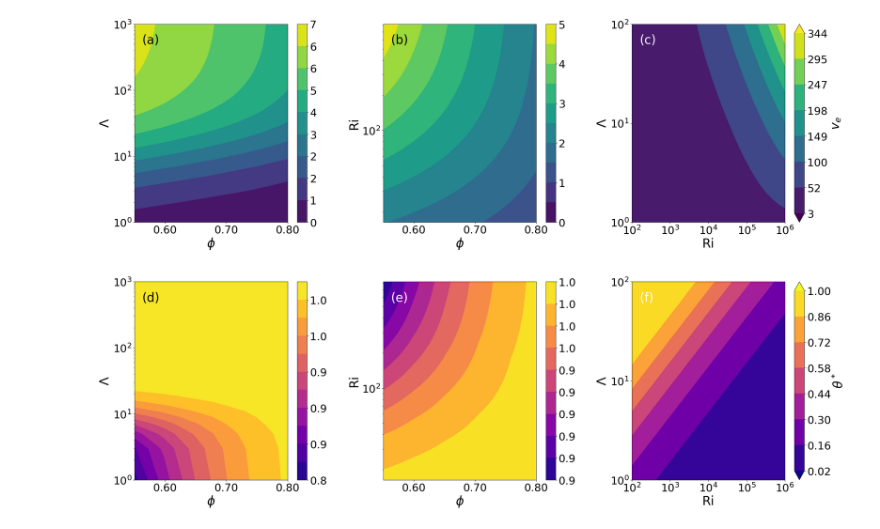
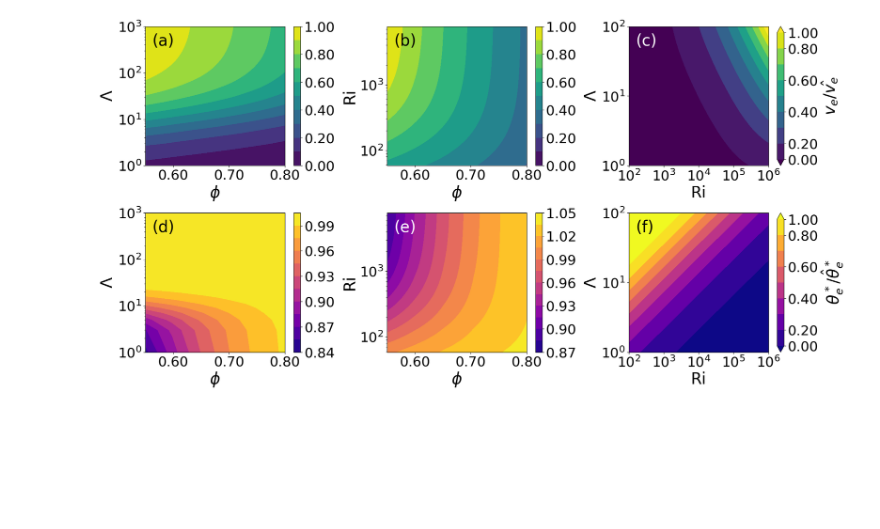
Before and after one commit to angelgvillatoro/bullville_M1, a Jupyter notebook: tfm/estacionario.ipynb, the cells around one changed output. Drawn from its saved outputs; the diff is of its cells as text; code cells hidden in the pictures; blank space fills up the shorter version.

```diff
--- a/tfm/estacionario.ipynb
+++ b/tfm/estacionario.ipynb
@@ -16,7 +16,6 @@ Cp = 1.012 # Capacidad calorifica [J/(kg K)]
 k = 0.024 # Conductividad termica [W/(m K)]
 nu = 1.71e-5 # Viscosidad [Pa s]
 T_a = 20.0 + 273.0 # Temperatura ambiente [K]
-
 
 ## DEFINICION DE FUNCIONES
 
@@ -94,10 +93,15 @@ def newton_raphson(phi, Ri, Ra, LAMBDA, v0=0.1, tol=1e-6, max_iter=100):
         v = v_new
     return v, max_iter  # Devuelve el último valor y el número máximo de iteraciones si no converge
 
-
+# Calculo de la distribución espacial de thetas_star
 def theta_estrella(eta, LAMBDA, v_e):
     a = LAMBDA / v_e
     return 1 - np.exp(-a * eta)
+
+# Calculo de theta_star en eta = 1
+def theta_star(LAMBDA, v_e):
+    a = LAMBDA / v_e
+    return 1 - np.exp(-a)
 # %%
 # Definir dimensiones de la tuberia
 D = 20
@@ -281,9 +212,12 @@ for i in range(Ri_mesh.shape[0]):
         theta_star_mesh[i,j] = theta_star(LAMBDA, v_e)
 # %%
 # Crear una figura con 6 subplots (2 filas, 3 columnas)
-fig, axs = plt.subplots(2, 3, figsize=(30, 20))
+fig, axs = plt.subplots(2, 3, figsize=(20, 10))
 plt.subplots_adjust(wspace=0.3, hspace=0.3)
 
+# Función para formatear la barra de color
+def format_colorbar(value, tick_number):
+    return f'{value:.2f}'
 
 # Modifica la función setup_subplot para manejar las nuevas gráficas:
 def setup_subplot(ax, im, xlabel, ylabel, letter):
@@ -306,54 +240,57 @@ def setup_subplot(ax, im, xlabel, ylabel, letter):
         ax.set_ylim(min(y_range), max(y_range))
         ax.xaxis.set_major_formatter(FuncFormatter(format_x_ticks))
 
-    cbar = fig.colorbar(im, ax=ax)
+    # Ajustar la cantidad de ticks
+    if letter in ['c', 'f']:
+        cbar = fig.colorbar(im, ax=ax, ticks=np.linspace(0, 1, 6))  # Ajusta el número de ticks
+    else:
+        cbar = fig.colorbar(im, ax=ax)
+
     cbar.ax.tick_params(labelsize=26)
 
     if letter == 'c':
-        cbar.set_label(r'$v_e$', fontsize=30)
-        cbar.ax.yaxis.set_major_formatter(FuncFormatter(lambda x, p: f'{int(x)}'))
+        cbar.set_label(r'$v_e / \hat{v_e}$', fontsize=30)
+        cbar.ax.yaxis.set_major_formatter(FuncFormatter(format_colorbar))
     elif letter == 'f':
-        cbar.set_label(r'$\theta^*$', fontsize=30)
-        cbar.ax.yaxis.set_major_formatter(FuncFormatter(lambda x, p: f'{x:.2f}'))
+        cbar.set_label(r'$\theta_e^* / \hat{\theta}_e^*$', fontsize=30)
+        cbar.ax.yaxis.set_major_formatter(FuncFormatter(format_colorbar))
     else:
-        if letter in 'ab':
-            cbar.ax.yaxis.set_major_formatter(FuncFormatter(lambda value, tick_number: f'{value:.0f}'))
-        else:
-            cbar.ax.yaxis.set_major_formatter(FuncFormatter(lambda value, tick_number: format_func(value, tick_number, 1)))
+        cbar.ax.yaxis.set_major_formatter(FuncFormatter(format_colorbar))
 
-    color = 'white' if letter in 'cef' else 'black'
+    color = 'white' if letter in 'ce' else 'black'
     ax.text(0.05, 0.95, f'({letter})', transform=ax.transAxes,
             ha='left', va='top', fontsize=30, color=color)
 
     ax.tick_params(axis='both', which='major', labelsize=26)
 
-
 # Modifica el bucle de creación de subplots:
-
 # Lista de parámetros para cada subplot
 subplot_params = [
-    (v_lambda_phi, r'$\phi$', r'$\Lambda$', LAMBDA_range, phi_range),
-    (v_Ri_phi, r'$\phi$', 'Ri', Ri_range, phi_range),
-    (v_e_mesh, 'Ri', r'$\Lambda$', LAMBDA_range_new, Ri_range_new),
-    (theta_lambda_phi, r'$\phi$', r'$\Lambda$', LAMBDA_range, phi_range),
-    (theta_Ri_phi, r'$\phi$', 'Ri', Ri_range, phi_range),
-    (theta_star_mesh, 'Ri', r'$\Lambda$', LAMBDA_range_new, Ri_range_new)
+    (v_lambda_phi / max(v_lambda_phi[:,-1]), r'$\phi$', r'$\Lambda$', LAMBDA_range, phi_range),
+    (v_Ri_phi / max(v_Ri_phi[:,-1]), r'$\phi$', 'Ri', Ri_range, phi_range),
+    (v_e_mesh / max(v_e_mesh[:,-1]), 'Ri', r'$\Lambda$', LAMBDA_range_new, Ri_range_new),
+    (theta_lambda_phi/ max(theta_lambda_phi[:,-1]), r'$\phi$', r'$\Lambda$', LAMBDA_range, phi_range),
+    (theta_Ri_phi / max(theta_Ri_phi[:,-1]), r'$\phi$', 'Ri', Ri_range, phi_range),
+    (theta_star_mesh /max(theta_star_mesh[:,0]), 'Ri', r'$\Lambda$', LAMBDA_range_new, Ri_range_new)
 ]
 
 # Crear subplots
 for i, (data, xlabel, ylabel, y_range, x_range) in enumerate(subplot_params):
     row = i // 3
     col = i % 3
     letter = chr(97 + i)  # 'a' to 'f'
     cmap = 'viridis' if i < 3 else 'plasma'
 
     if letter in ['c', 'f']:
        X, Y = np.meshgrid(np.log10(x_range), np.log10(y_range))
-       levels = np.linspace(data.min(), data.max(), 8)
-       im = axs[row, col].contourf(X, Y, data, levels=levels, cmap=cmap, extend='both')
+       im = axs[row, col].contourf(X, Y, data, levels=10, cmap=cmap, extend='both')
     else:
         im = axs[row, col].contourf(x_range, y_range, data, levels=10, cmap=cmap)
 
     setup_subplot(axs[row, col], im, xlabel, ylabel, letter)
+
+# Ajustar el diseño
+plt.tight_layout()
+plt.show()
 # %% [output]
-[figure, old version]
+[figure, new version]
```
Also changed, not shown: parts of 2 cells of this notebook, 2 other files.
